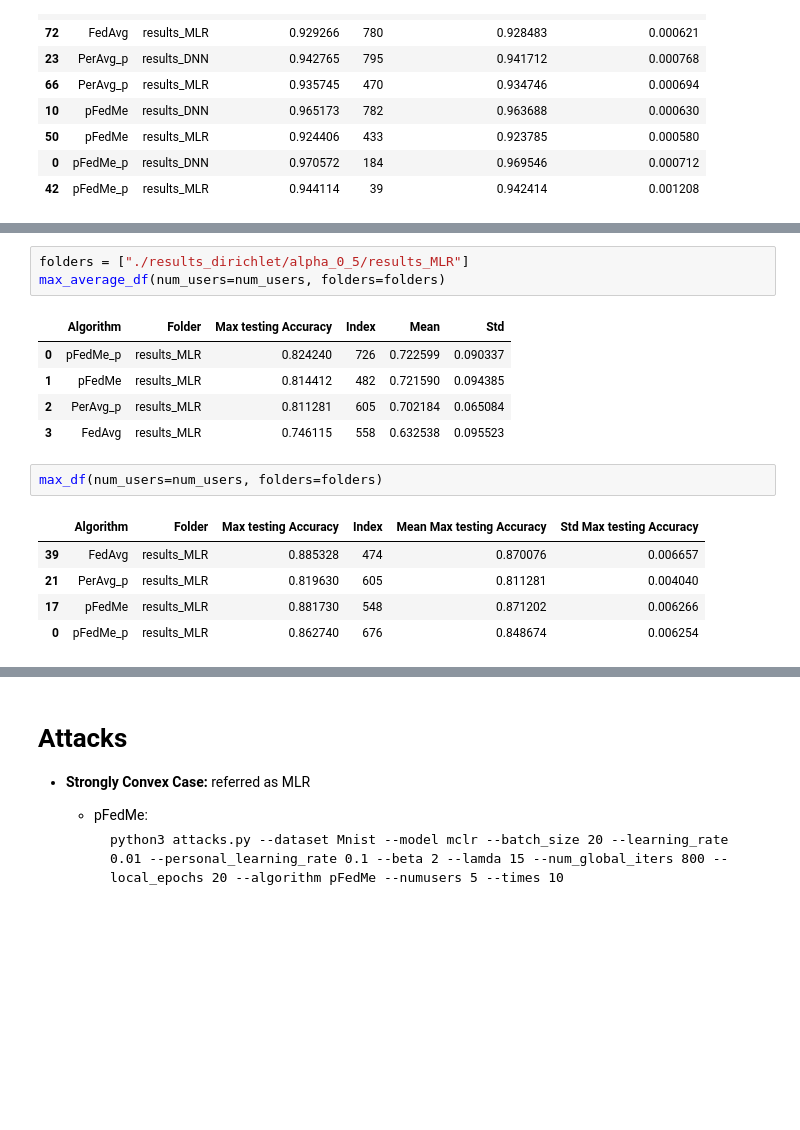
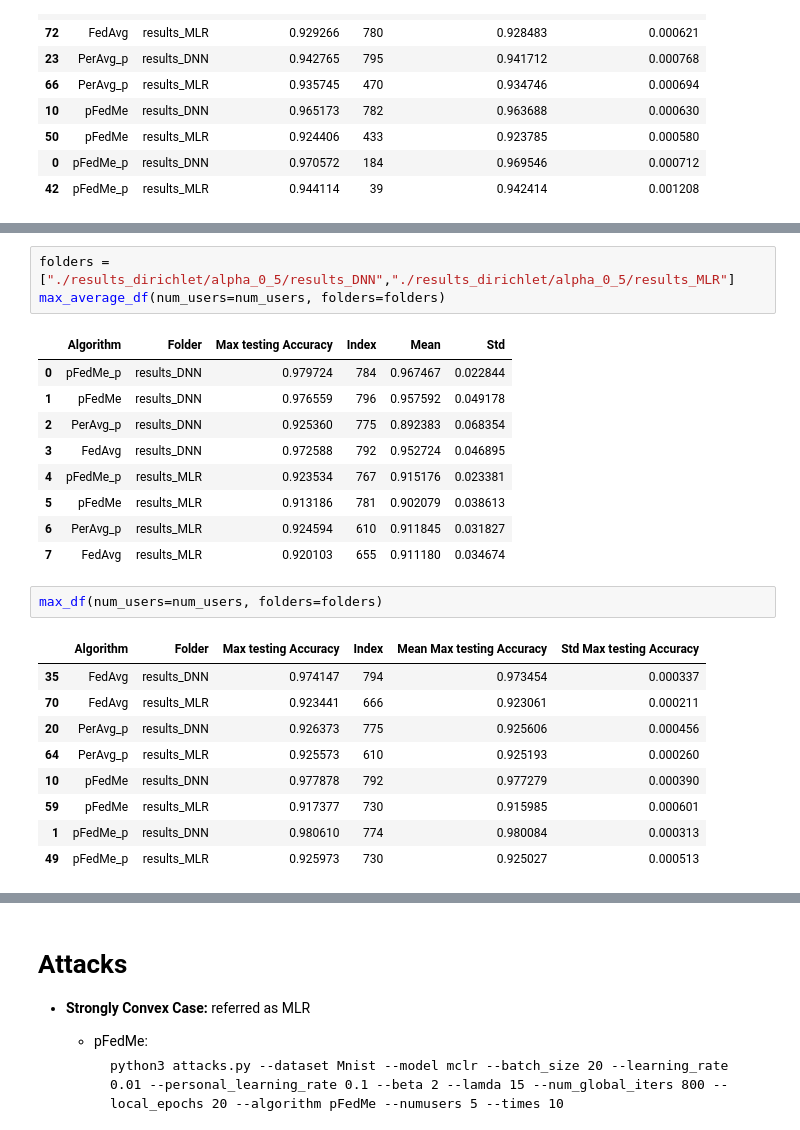
Before and after one commit to Blackangoo/DDLS_Project, a Jupyter notebook: print_results.ipynb, the cells around one changed output, grey strips where cells are left out. Cells and saved outputs as stored; diff of their text form; blank space fills up the shorter version.

```diff
--- a/print_results.ipynb
+++ b/print_results.ipynb
@@ -109,20 +117,28 @@ max_df(num_users=num_users, folders=folders)
 # %%
-folders = ["./results_dirichlet/alpha_0_5/results_MLR"]
+folders = ["./results_dirichlet/alpha_0_5/results_DNN","./results_dirichlet/alpha_0_5/results_MLR"]
 max_average_df(num_users=num_users, folders=folders)
 # %% [output]
 |  | Algorithm | Folder | Max testing Accuracy | Index | Mean | Std |
-| 0 | pFedMe_p | results_MLR | 0.824240 | 726 | 0.722599 | 0.090337 |
-| 1 | pFedMe | results_MLR | 0.814412 | 482 | 0.721590 | 0.094385 |
-| 2 | PerAvg_p | results_MLR | 0.811281 | 605 | 0.702184 | 0.065084 |
-| 3 | FedAvg | results_MLR | 0.746115 | 558 | 0.632538 | 0.095523 |
+| 0 | pFedMe_p | results_DNN | 0.979724 | 784 | 0.967467 | 0.022844 |
+| 1 | pFedMe | results_DNN | 0.976559 | 796 | 0.957592 | 0.049178 |
+| 2 | PerAvg_p | results_DNN | 0.925360 | 775 | 0.892383 | 0.068354 |
+| 3 | FedAvg | results_DNN | 0.972588 | 792 | 0.952724 | 0.046895 |
+| 4 | pFedMe_p | results_MLR | 0.923534 | 767 | 0.915176 | 0.023381 |
+| 5 | pFedMe | results_MLR | 0.913186 | 781 | 0.902079 | 0.038613 |
+| 6 | PerAvg_p | results_MLR | 0.924594 | 610 | 0.911845 | 0.031827 |
+| 7 | FedAvg | results_MLR | 0.920103 | 655 | 0.911180 | 0.034674 |
 # %%
 max_df(num_users=num_users, folders=folders)
 # %% [output]
 |  | Algorithm | Folder | Max testing Accuracy | Index | Mean Max testing Accuracy | Std Max testing Accuracy |
-| 39 | FedAvg | results_MLR | 0.885328 | 474 | 0.870076 | 0.006657 |
-| 21 | PerAvg_p | results_MLR | 0.819630 | 605 | 0.811281 | 0.004040 |
-| 17 | pFedMe | results_MLR | 0.881730 | 548 | 0.871202 | 0.006266 |
-| 0 | pFedMe_p | results_MLR | 0.862740 | 676 | 0.848674 | 0.006254 |
+| 35 | FedAvg | results_DNN | 0.974147 | 794 | 0.973454 | 0.000337 |
+| 70 | FedAvg | results_MLR | 0.923441 | 666 | 0.923061 | 0.000211 |
+| 20 | PerAvg_p | results_DNN | 0.926373 | 775 | 0.925606 | 0.000456 |
+| 64 | PerAvg_p | results_MLR | 0.925573 | 610 | 0.925193 | 0.000260 |
+| 10 | pFedMe | results_DNN | 0.977878 | 792 | 0.977279 | 0.000390 |
+| 59 | pFedMe | results_MLR | 0.917377 | 730 | 0.915985 | 0.000601 |
+| 1 | pFedMe_p | results_DNN | 0.980610 | 774 | 0.980084 | 0.000313 |
+| 49 | pFedMe_p | results_MLR | 0.925973 | 730 | 0.925027 | 0.000513 |
 # %% [markdown]
 ### $\alpha=0.2$
 
```
Also changed, not shown: parts of 9 cells of this notebook.
